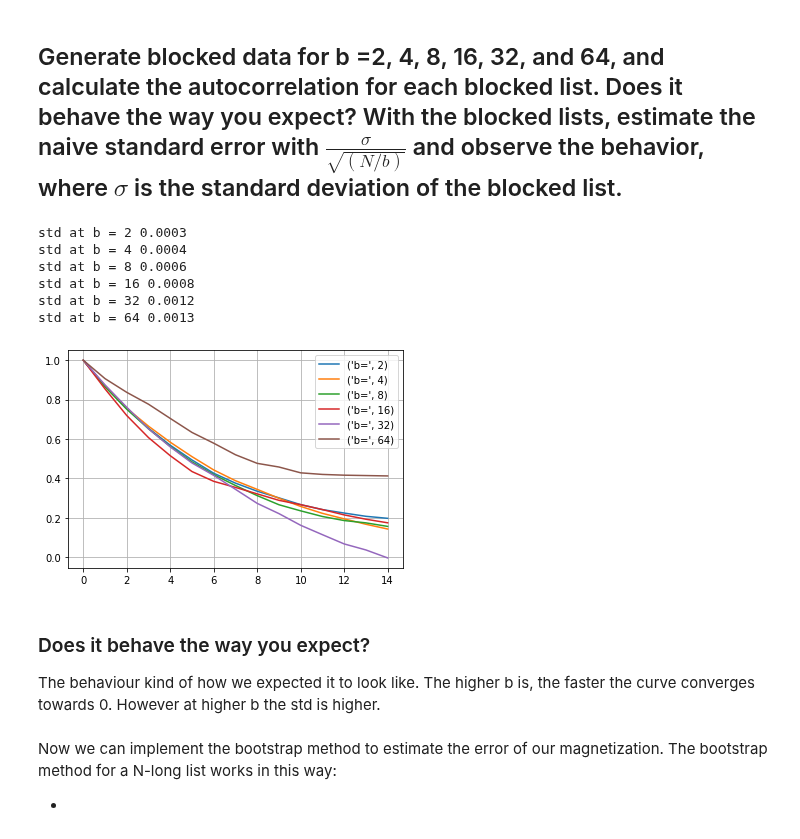
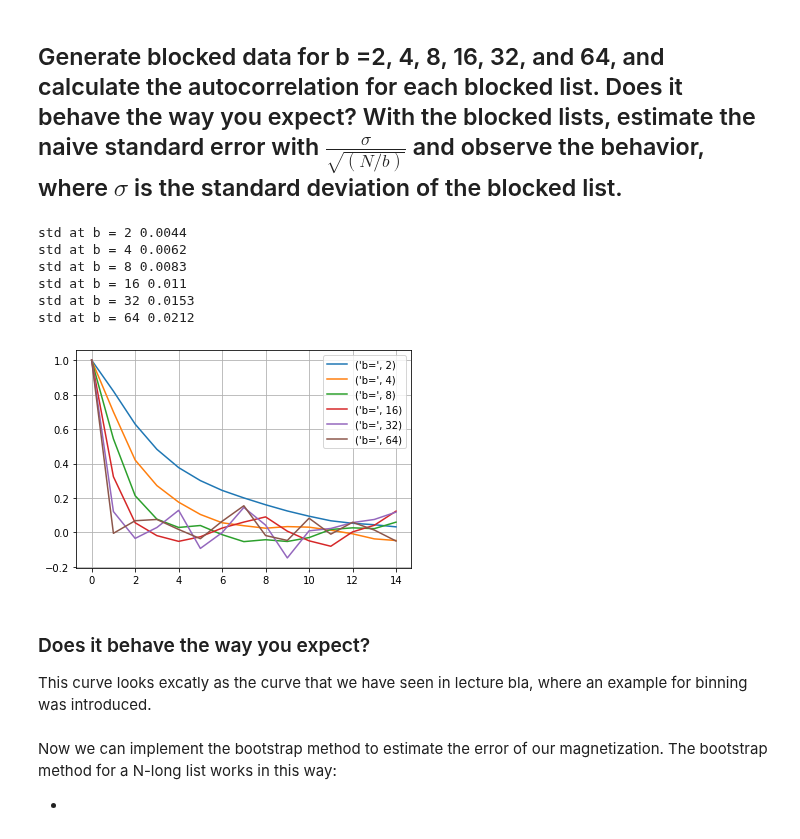
Before and after one commit to Trico94/physics760_Martin, a Jupyter notebook: Exercise 4/exercise4.ipynb, the cells around one changed output. Drawn from its saved outputs; the diff is of its cells as text; code cells hidden in the pictures.

```diff
--- a/Exercise 4/exercise4.ipynb
+++ b/Exercise 4/exercise4.ipynb
@@ -177,51 +179,50 @@ plt.plot(c_array[1])
 # %% [markdown]
 One way to reduce autocorrolations is to block or bin data. That can reduce the neagitve effects of autocorrolation. For that we subdivide our list of values in b lists. We then take the average of that list to measure our quantity (e.g. magnetization).
-# %%
-# Here we split up the original array
-def binning(array, b, tau_max):
-
-    # Split the array into b same sized parts
-    split_array = np.array_split(array, b)
-
-    # Make an array to store data later on
-    c_array=np.zeros(b*tau_max).reshape(b, tau_max)
-
-    # Tau max is the maximum tau we are looking forward to
-    for i in range(tau_max):
-        # b is the number of same sized parts,
-        # the main array has been split into
-        for j in range (b):
-            # Fill in data:
-            # Estimate the autocorrolation for each individual array
-            # (b times for tau_max taus)
-            c_array[j][i]=autocorrolation_estimator(split_array[j], i, np.average(split_array[j]))
-
-    return (c_array)
+# %%
+# Bin the original data
+def binning(array, b):
+
+    binned_array = []
+
+    # We split the array into len(array)/b big blocks
+    array=np.split(array, len(array)/b)
+
+    # And each of the blocks is averaged
+    for i in range(len(array)):
+        binned_array.append(np.average(array[i]))
+
+    # Now we have an array, that is binned
+    return (np.array(binned_array))
 # %% [markdown]
 ## Generate blocked data for b =2, 4, 8, 16, 32, and 64, and calculate the autocorrelation for each blocked list. Does it behave the way you expect? With the blocked lists, estimate the naive standard error with $\frac{\sigma}{\sqrt{(N/b)}}$ and observe the behavior, where $ \sigma $ is the standard deviation of the blocked list.
 # %%
+
+def plot_bin_autocorrolation_dependency(b_min, b_max, data)
 for i in range (1, 7):
 
+    for i in range(tau_max):
+        c_array[i]=autocorrolation_estimator(np.array(binned_array), i, np.average(np.array(binned_array)))
+
     # Plot the autocorrolation of the first b-array
-    plt.plot(binning(phi_array_1, 2**i, 15)[1], label=("b=", 2**i))
+    plt.plot(binning(phi_array_1, 2**i, 15), label=("b=", 2**i))
 
     # Calculate the std of the first b-array
-    print("std at b =", 2**i, round(np.std(np.array_split(phi_array_1, 2**i)[0])/((len(phi_array_1)/2**i)**(1/2)), 4))
+    print("std at b =", 2**i, round(np.std(binning(phi_array_1, 2**i, 15))/((len(phi_array_1)/2**i)**(1/2)), 4))
 
 plt.legend(loc="best")
 plt.grid()
 # %% [output]
-std at b = 2 0.0003
-std at b = 4 0.0004
-std at b = 8 0.0006
-std at b = 16 0.0008
-std at b = 32 0.0012
-std at b = 64 0.0013
+std at b = 2 0.0044
+std at b = 4 0.0062
+std at b = 8 0.0083
+std at b = 16 0.011
+std at b = 32 0.0153
+std at b = 64 0.0212
-[figure, old version]
+[figure, new version]
-# %% [markdown]
-### Does it behave the way you expect?
-
-The behaviour kind of how we expected it to look like. The higher b is, the faster the curve converges towards 0. However at higher b the std is higher.
+# %% [markdown]
+### Does it behave the way you expect?
+
+This curve looks excatly as the curve that we have seen in lecture bla, where an example for binning was introduced.
 # %% [markdown]
 Now we can implement the bootstrap method to estimate the error of our magnetization. The bootstrap method for a N-long list works in this way:
 
```
Also changed, not shown: parts of 6 cells of this notebook.
